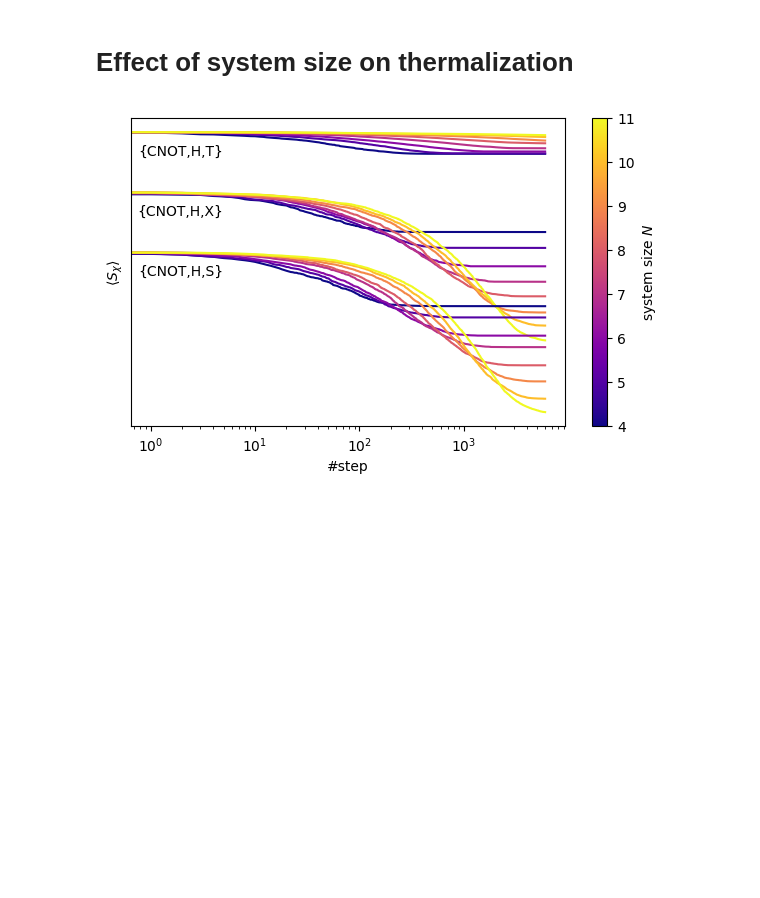
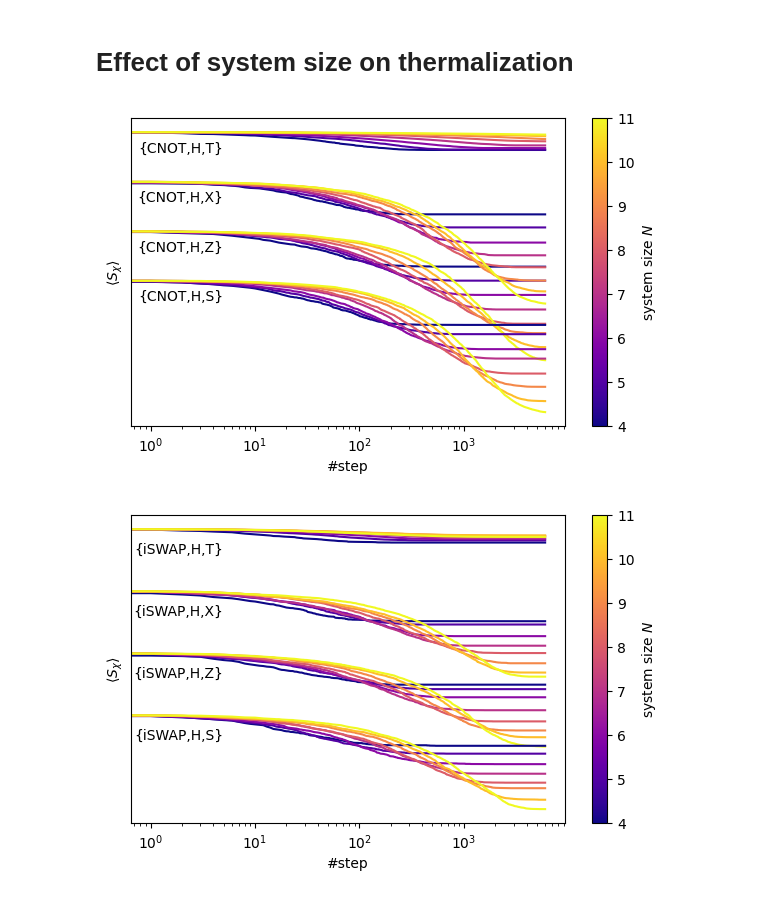
Before and after one commit to HendrikKuehne/entanglement_cooling, a Jupyter notebook: plotting.ipynb, the cells around one changed output. Saved outputs shown, nothing was run; the diff lists cells and outputs as text; code cells hidden in the pictures; blank space fills up the shorter version.

```diff
--- a/plotting.ipynb
+++ b/plotting.ipynb
@@ -110,34 +172,8 @@ for gate_set in gate_sets_beta:
 # %% [markdown]
 # Effect of system size on thermalization
-# %%
-# starting value of mean entanglement entropy at the beginning of the cooling procedure, for each gate set
-S0 = {}
-for dataset in therm_data:
-    if dataset["gate_set"] not in S0.keys(): S0[dataset["gate_set"]] = {}
-    S0[dataset["gate_set"]][dataset["heating"]["nWires"]] = dataset["Svn_cooling"].mean(axis=(0,2))[0]
-
-cmap = mpl.colormaps["plasma"]
-
-gate_set_offsets = {('CNOT', 'H', 'S'):-2,('CNOT', 'H', 'X'):-1,('CNOT', 'H', 'T'):0}
-
-fig,ax = plt.subplots(nrows=1,ncols=1,figsize=(7,4))
-for dataset in therm_data:
-    step_axis = np.arange(dataset["cooling"]["nSteps"]+1)
-    ax.plot(
-        step_axis,
-        dataset["Svn_cooling"].mean(axis=(0,2)) - S0[dataset["gate_set"]][dataset["heating"]["nWires"]] + gate_set_offsets[dataset["gate_set"]],
-        label="N = {}".format(dataset["heating"]["nWires"]),
-        c=cmap((dataset["heating"]["nWires"] - min(nWires_axis)) / (max(nWires_axis) - min(nWires_axis)))
-    )
-ax.tick_params(axis="y",rotation=0,left=False,pad=-70)
-ax.set_xlabel("#step")
-ax.set_ylabel(r"$\langle S_{\chi}\rangle$")
-ax.set_yticks([gate_set_offsets[key]-0.3 for key in gate_set_offsets.keys()])
-ax.set_yticklabels([gateset_string(key) for key in gate_set_offsets.keys()])
-ax.set_xscale("log")
-# ax.legend()
-fig.colorbar(plt.cm.ScalarMappable(mpl.colors.Normalize(vmin=min(nWires_axis),vmax=max(nWires_axis)),cmap="plasma"),ax=ax,label=r"system size $N$")
-
-fig.savefig("writing/plots/therm_speed.pdf",bbox_inches="tight")
-# %% [output]
-[figure, removed]
+# %%
+therm_speed_plot(therm_data_CNOT,fname="_CNOT",savefig=True)
+therm_speed_plot(therm_data_iSWAP,fname="_iSWAP",savefig=True)
+# %% [output]
+[figure, added]
+[figure, added]
```
Also changed, not shown: parts of 10 cells of this notebook, 34 other files.
